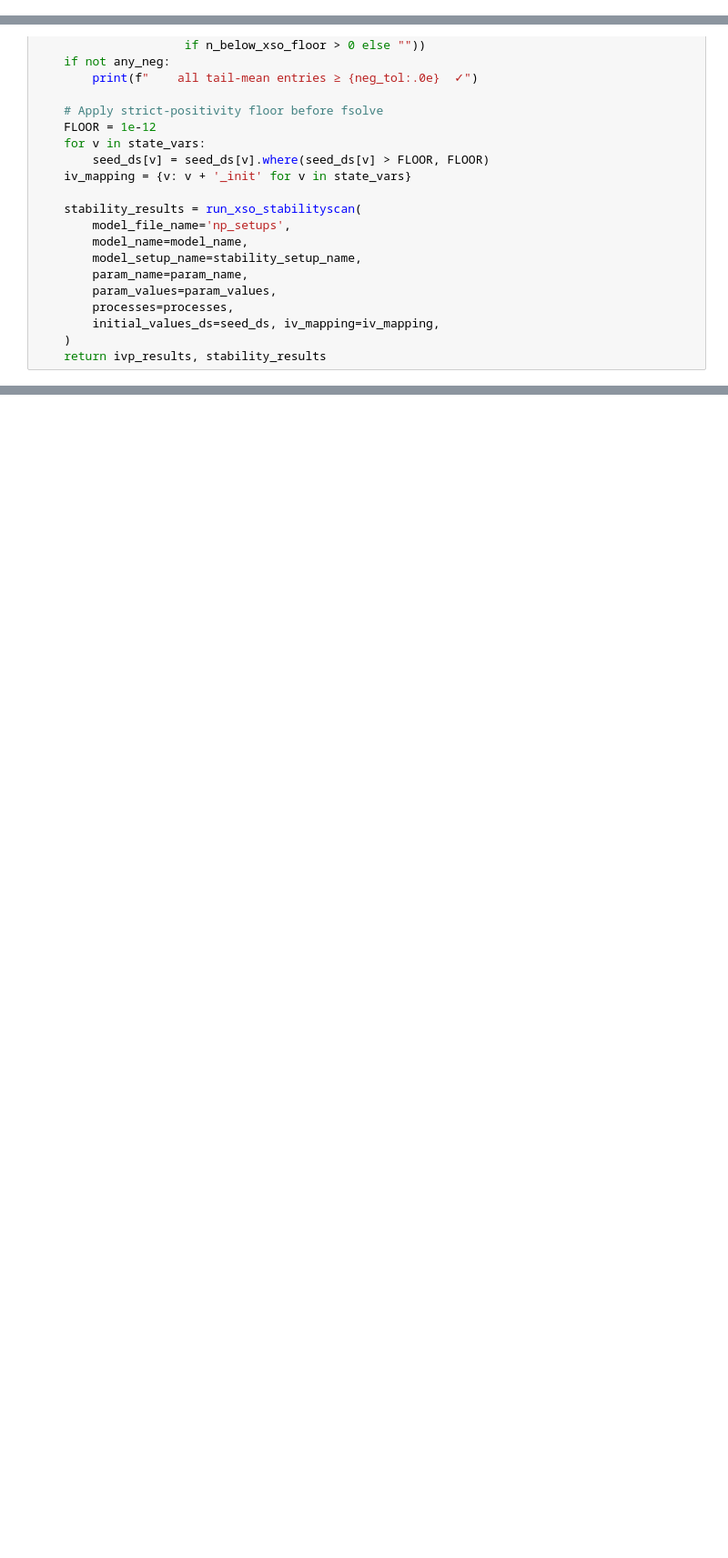
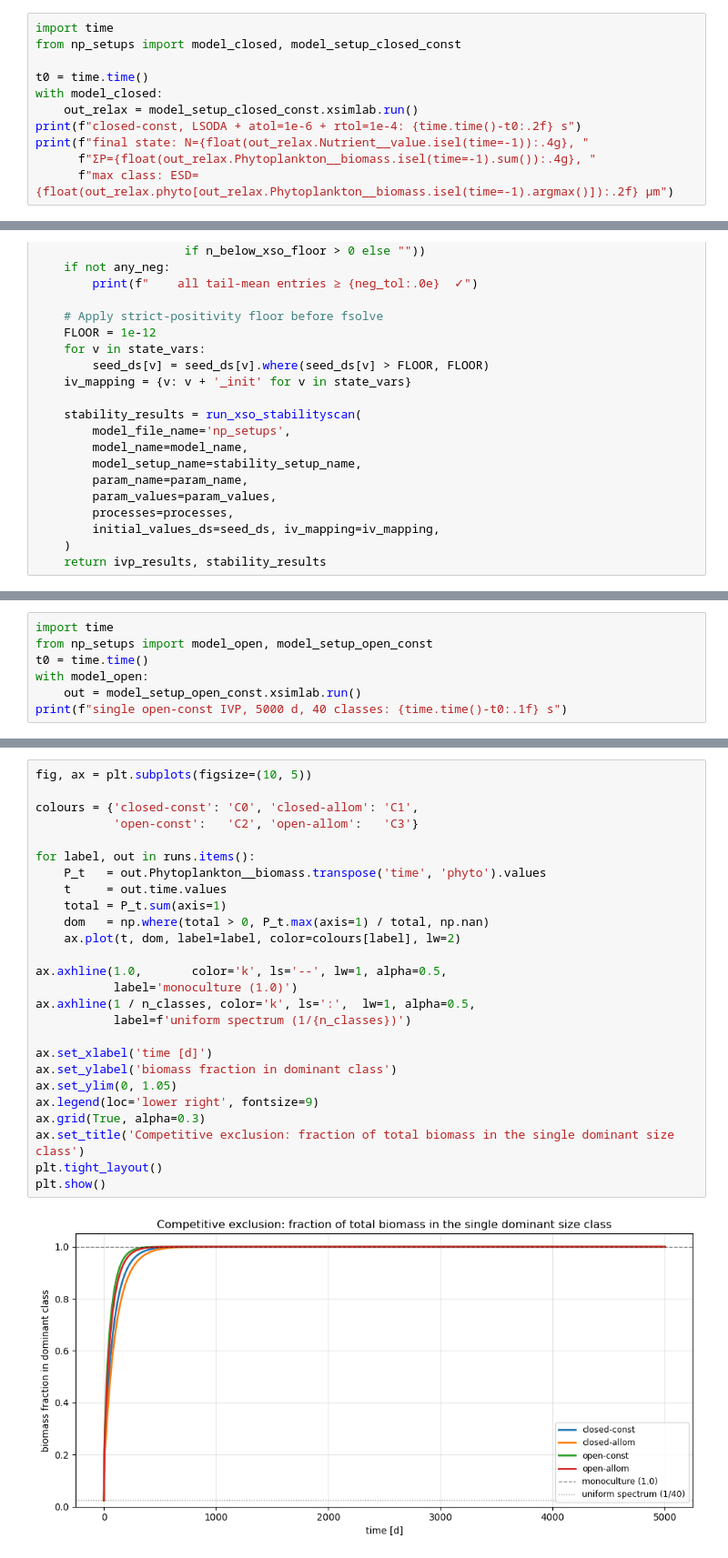
Before and after one commit to ben1post/SSMCariaco, a Jupyter notebook: parameter_scan/NP/AgoResponse.ipynb, the cells around one changed output, grey strips where cells are left out. Shown at 91% size. Cells and saved outputs as stored; diff of their text form; blank space fills up the shorter version.

```diff
--- a/parameter_scan/NP/AgoResponse.ipynb
+++ b/parameter_scan/NP/AgoResponse.ipynb
@@ -45,0 +63,11 @@ Open scan (F_N): 0.100 – 25.0 mmol N m⁻² d⁻¹, 10 pts
+# %%
+import time
+from np_setups import model_closed, model_setup_closed_const
+
+t0 = time.time()
+with model_closed:
+    out_relax = model_setup_closed_const.xsimlab.run()
+print(f"closed-const, LSODA + atol=1e-6 + rtol=1e-4: {time.time()-t0:.2f} s")
+print(f"final state: N={float(out_relax.Nutrient__value.isel(time=-1)):.4g}, "
+      f"ΣP={float(out_relax.Phytoplankton__biomass.isel(time=-1).sum()):.4g}, "
+      f"max class: ESD={float(out_relax.phyto[out_relax.Phytoplankton__biomass.isel(time=-1).argmax()]):.2f} µm")
@@ -169,0 +201,7 @@ single closed-const IVP, 5000 d, 40 classes: 25.2 s
+# %%
+import time
+from np_setups import model_open, model_setup_open_const
+t0 = time.time()
+with model_open:
+    out = model_setup_open_const.xsimlab.run()
+print(f"single open-const IVP, 5000 d, 40 classes: {time.time()-t0:.1f} s")
@@ -345,0 +437,28 @@ plt.show()
+# %%
+fig, ax = plt.subplots(figsize=(10, 5))
+
+colours = {'closed-const': 'C0', 'closed-allom': 'C1',
+           'open-const':   'C2', 'open-allom':   'C3'}
+
+for label, out in runs.items():
+    P_t   = out.Phytoplankton__biomass.transpose('time', 'phyto').values
+    t     = out.time.values
+    total = P_t.sum(axis=1)
+    dom   = np.where(total > 0, P_t.max(axis=1) / total, np.nan)
+    ax.plot(t, dom, label=label, color=colours[label], lw=2)
+
+ax.axhline(1.0,       color='k', ls='--', lw=1, alpha=0.5,
+           label='monoculture (1.0)')
+ax.axhline(1 / n_classes, color='k', ls=':',  lw=1, alpha=0.5,
+           label=f'uniform spectrum (1/{n_classes})')
+
+ax.set_xlabel('time [d]')
+ax.set_ylabel('biomass fraction in dominant class')
+ax.set_ylim(0, 1.05)
+ax.legend(loc='lower right', fontsize=9)
+ax.grid(True, alpha=0.3)
+ax.set_title('Competitive exclusion: fraction of total biomass in the single dominant size class')
+plt.tight_layout()
+plt.show()
+# %% [output]
+[figure, added]
```
Also changed, not shown: parts of 12 cells of this notebook, 1 other file.
